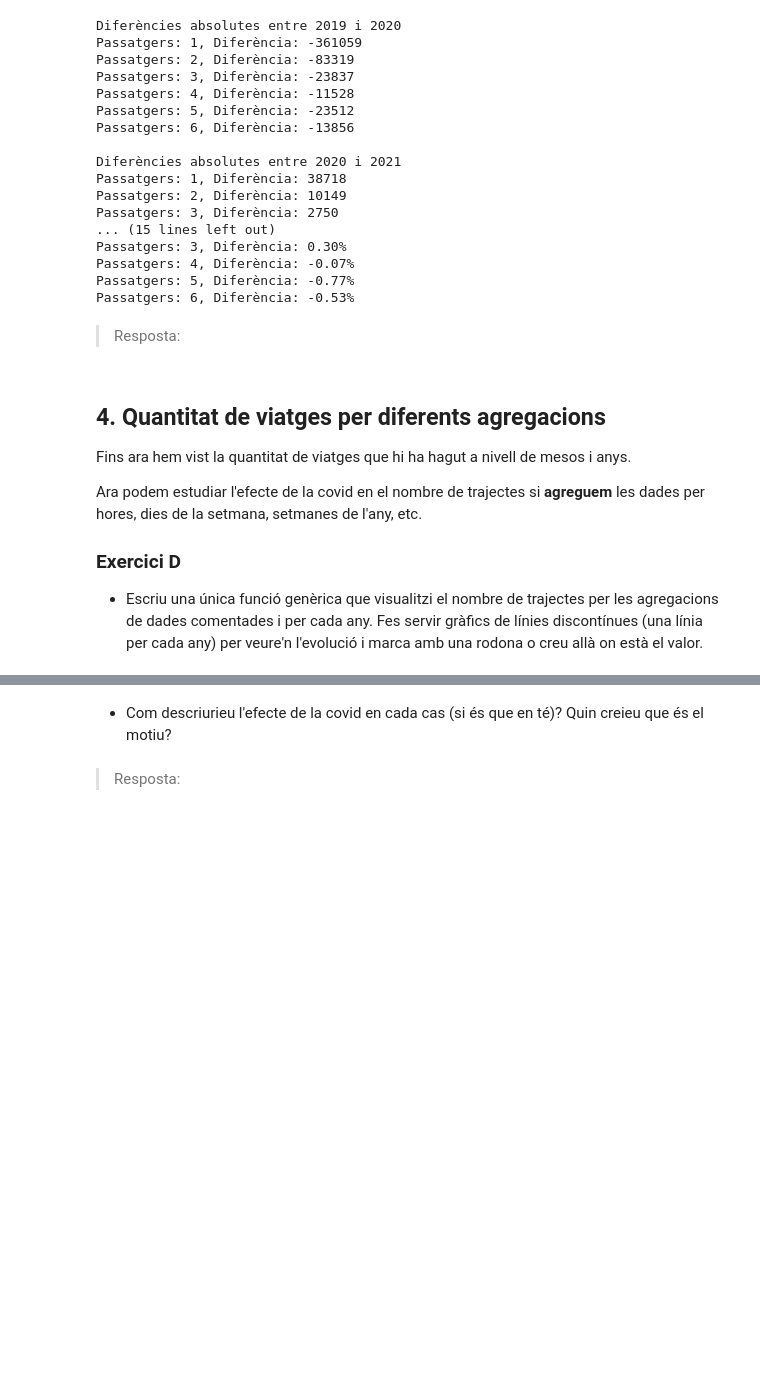
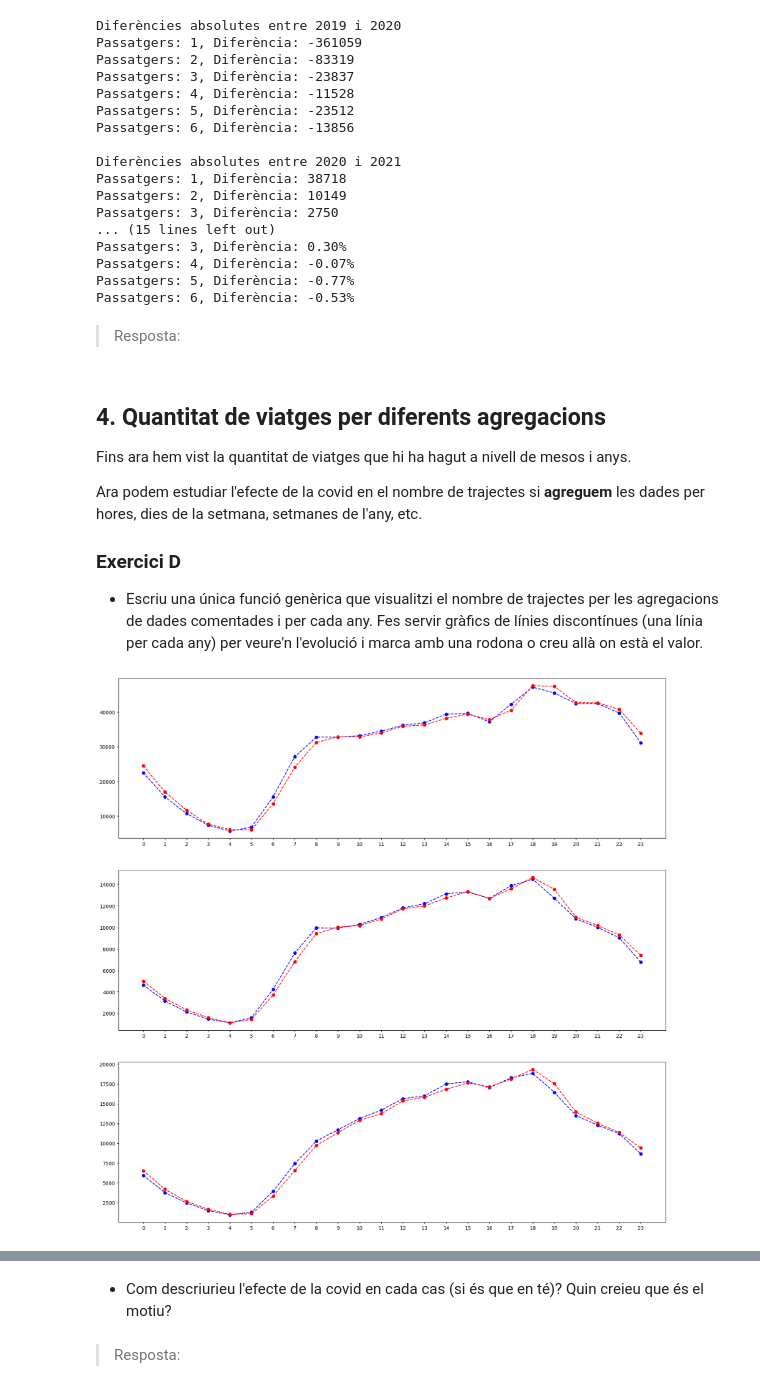
Before and after one commit to SergioEspa/p1-TNUI, a Jupyter notebook: p1_nb.ipynb, the cells around one changed output, grey strips where cells are left out. Drawn from its saved outputs; the diff is of its cells as text; code cells hidden in the pictures; blank space fills up the shorter version.

```diff
--- a/p1_nb.ipynb
+++ b/p1_nb.ipynb
@@ -277,7 +277,7 @@ def post_processing(data):
 
     # Afegim la columna 'pickup_hour' i 'dropoff_hour'
     df["pickup_hour"] = df["tpep_pickup_datetime"].dt.hour.astype("uint8")
-    df["dropoff_hor"] = df["tpep_dropoff_datetime"].dt.hour.astype("uint8")
+    df["dropoff_hour"] = df["tpep_dropoff_datetime"].dt.hour.astype("uint8")
 
     # Afegim la columna 'pickup_weekday' i 'dropoff_weekday'
     df["pickup_weekday"] = df["tpep_pickup_datetime"].dt.day_name()
@@ -531,17 +531,24 @@ Ara podem estudiar l'efecte de la covid en el nombre de trajectes si **agreguem*
 # %%
 def visualize_trips(df, columns, title, xlabel, ylabel):
     """
     Funció que visualitza els viatges per diferents agregacions de dades
     """
-
-    fig, axs = plt.subplots(3, 1, figsize=(10,15))
-
+    fig, axs = plt.subplots(3, 1, figsize=(20,20))
+    for year in YEARS:
+        x_values = sorted(df[df['year'] == year][columns[0]].unique())
+        ax = axs[year - 2019]
+        ax.plot(x_values, df[df['year'] == year][columns[0]].value_counts().sort_index().values, linestyle='--', color='blue', marker='o')
+        ax.plot(x_values, df[df['year'] == year][columns[1]].value_counts().sort_index().values, linestyle='--', color='red', marker='o')
+        ax.set_xticks(x_values)
+    plt.show()
 
 
 visualize_trips(df,
                 ['pickup_hour', 'dropoff_hour'],
                 title = 'Quantitat de viatges per hora',
                 xlabel = 'Hora del dia', ylabel = 'Quantitat')
+# %% [output]
+[figure, added]
 # %%
 visualize_trips(df,
                 ['pickup_day', 'dropoff_day'],
```
Also changed, not shown: parts of 4 cells of this notebook.
